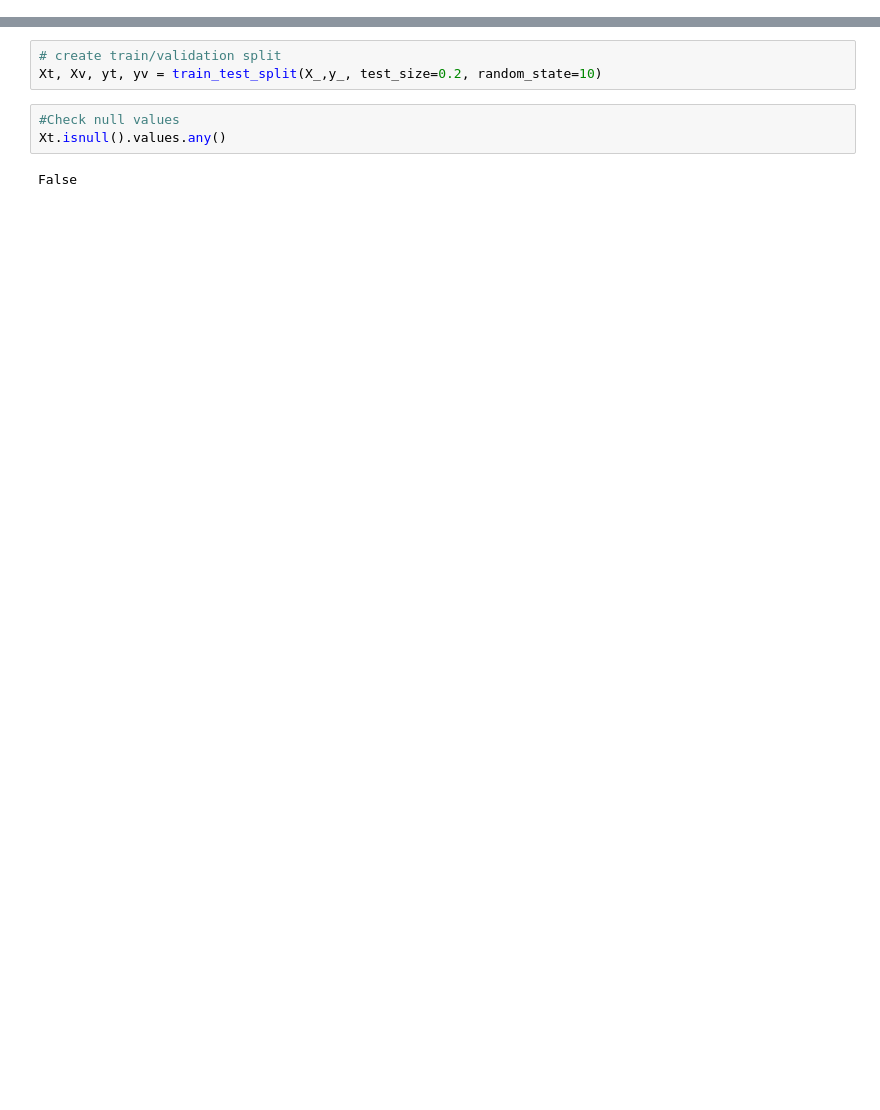
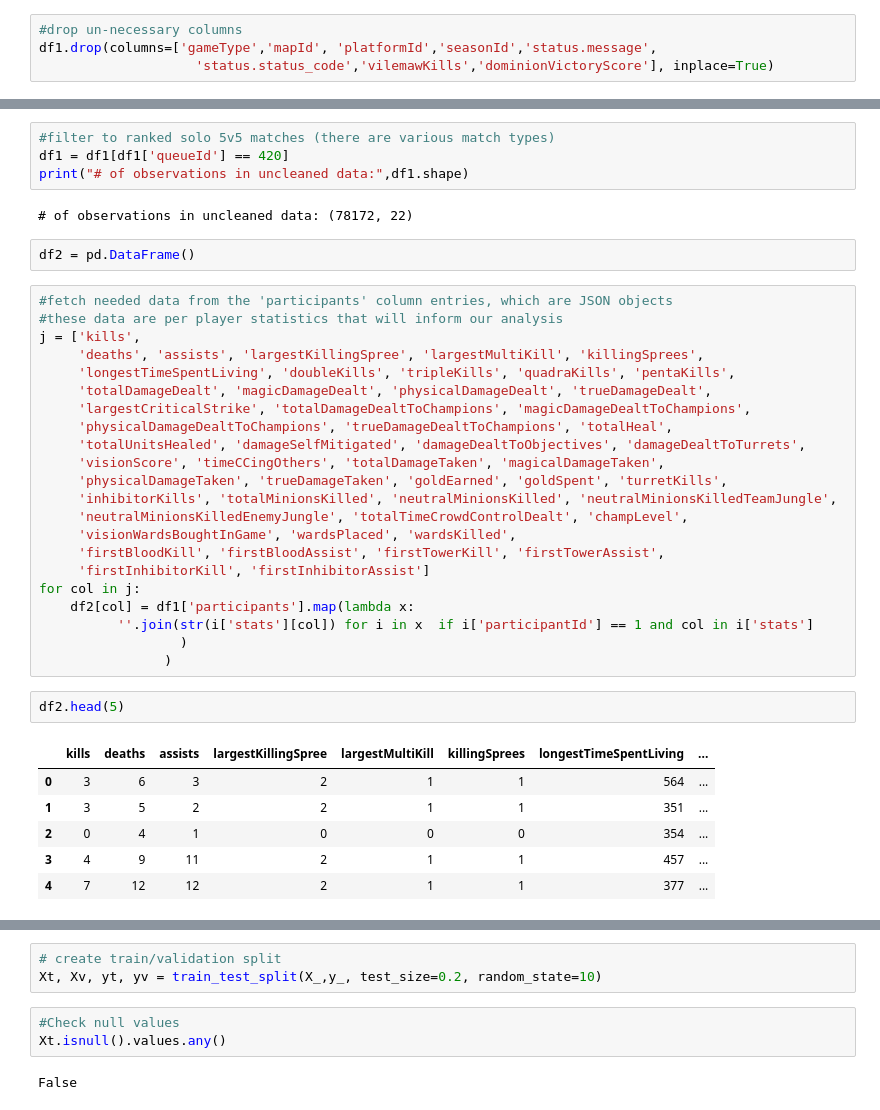
Before and after one commit to yi-ye-zhi-qiu/liam.gg, a Jupyter notebook: analysis.ipynb, the cells around one changed output, grey strips where cells are left out. Drawn from its saved outputs; the diff is of its cells as text; blank space fills up the shorter version.

```diff
--- a/analysis.ipynb
+++ b/analysis.ipynb
@@ -364,0 +94,4 @@ X_.columns = feature_names
+# %%
+#drop un-necessary columns
+df1.drop(columns=['gameType','mapId', 'platformId','seasonId','status.message',
+                    'status.status_code','vilemawKills','dominionVictoryScore'], inplace=True)
@@ -364,0 +104,39 @@ X_.columns = feature_names
+# %%
+#filter to ranked solo 5v5 matches (there are various match types)
+df1 = df1[df1['queueId'] == 420]
+print("# of observations in uncleaned data:",df1.shape)
+# %% [output]
+# of observations in uncleaned data: (78172, 22)
+# %%
+df2 = pd.DataFrame()
+# %%
+#fetch needed data from the 'participants' column entries, which are JSON objects
+#these data are per player statistics that will inform our analysis
+j = ['kills',
+     'deaths', 'assists', 'largestKillingSpree', 'largestMultiKill', 'killingSprees',
+     'longestTimeSpentLiving', 'doubleKills', 'tripleKills', 'quadraKills', 'pentaKills',
+     'totalDamageDealt', 'magicDamageDealt', 'physicalDamageDealt', 'trueDamageDealt',
+     'largestCriticalStrike', 'totalDamageDealtToChampions', 'magicDamageDealtToChampions',
+     'physicalDamageDealtToChampions', 'trueDamageDealtToChampions', 'totalHeal',
+     'totalUnitsHealed', 'damageSelfMitigated', 'damageDealtToObjectives', 'damageDealtToTurrets',
+     'visionScore', 'timeCCingOthers', 'totalDamageTaken', 'magicalDamageTaken',
+     'physicalDamageTaken', 'trueDamageTaken', 'goldEarned', 'goldSpent', 'turretKills',
+     'inhibitorKills', 'totalMinionsKilled', 'neutralMinionsKilled', 'neutralMinionsKilledTeamJungle',
+     'neutralMinionsKilledEnemyJungle', 'totalTimeCrowdControlDealt', 'champLevel',
+     'visionWardsBoughtInGame', 'wardsPlaced', 'wardsKilled',
+     'firstBloodKill', 'firstBloodAssist', 'firstTowerKill', 'firstTowerAssist',
+     'firstInhibitorKill', 'firstInhibitorAssist']
+for col in j:
+    df2[col] = df1['participants'].map(lambda x:
+          ''.join(str(i['stats'][col]) for i in x  if i['participantId'] == 1 and col in i['stats']
+                  )
+                )
+# %%
+df2.head(5)
+# %% [output]
+|  | kills | deaths | assists | largestKillingSpree | largestMultiKill | killingSprees | longestTimeSpentLiving | ... |
+| 0 | 3 | 6 | 3 | 2 | 1 | 1 | 564 | ... |
+| 1 | 3 | 5 | 2 | 2 | 1 | 1 | 351 | ... |
+| 2 | 0 | 4 | 1 | 0 | 0 | 0 | 354 | ... |
+| 3 | 4 | 9 | 11 | 2 | 1 | 1 | 457 | ... |
+| 4 | 7 | 12 | 12 | 2 | 1 | 1 | 377 | ... |
```
Also changed, not shown: parts of 87 cells of this notebook, 3 other files.
